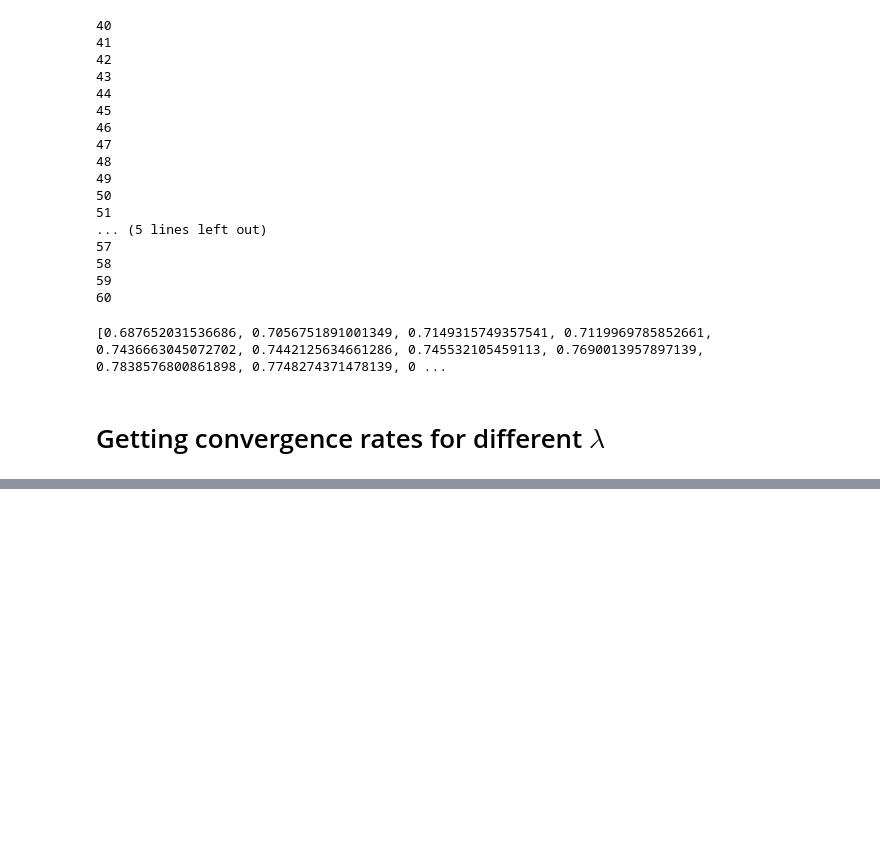
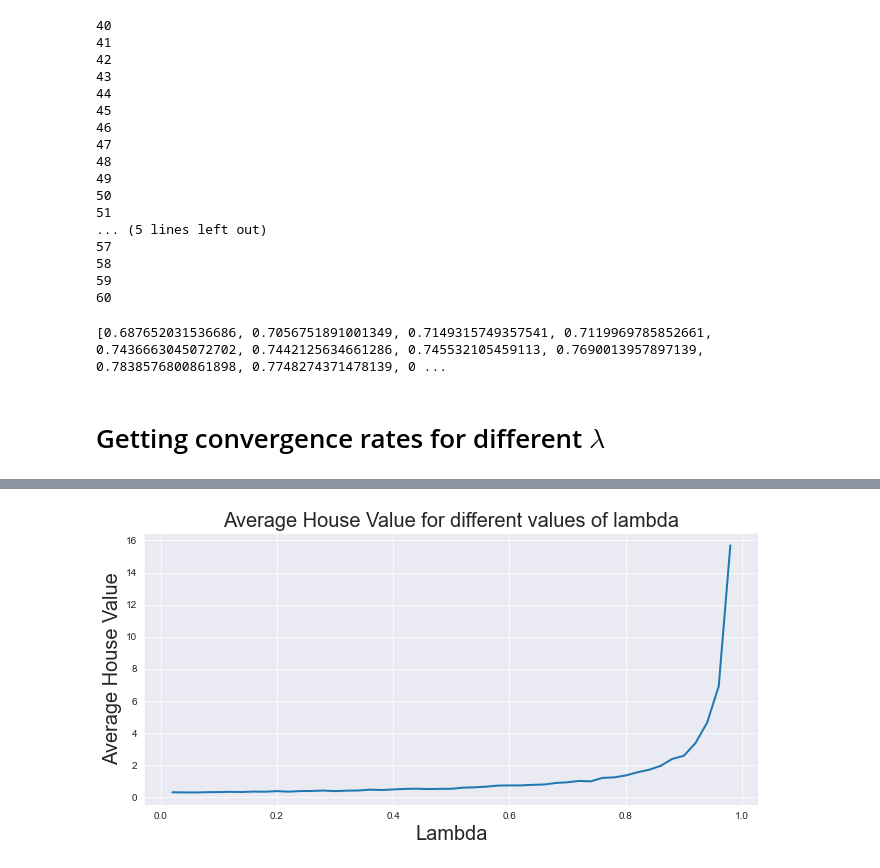
Before and after one commit to Joseph38512/industrial-maths-project-2, a Jupyter notebook: Housing_1-2.ipynb, the cells around one changed output, grey strips where cells are left out. Drawn from its saved outputs; the diff is of its cells as text; code cells hidden in the pictures; blank space fills up the shorter version.

Commit message:
Added some convergence and inflation graphs

```diff
--- a/Housing_1-2.ipynb
+++ b/Housing_1-2.ipynb
@@ -400,14 +401,13 @@ print(averages)
 # Getting convergence rates for different $\lambda$
 # %%
 def get_convergence(lam, gridsize, p_empty):
-
     grid_houses1 = grid_houses(gridsize + 4,p_empty, kernel)
     grid_agents1 = grid_agents(gridsize + 4, p_empty, grid_houses1)
     i = 0
     j = 0
     while i < gridsize**2:
         grid_houses1.update_values(grid_agents1, lam)
-        g1 = grid_agents1.affluences
+        g1 = grid_agents1.affluences.copy()
         grid_agents1.swap_people(grid_houses1)
         g2 = grid_agents1.affluences
         if np.array_equal(g1,g2):
@@ -415,5 +415,5 @@ def get_convergence(lam, gridsize, p_empty):
         else:
             i = 0
         j += 1
-    return j
+    return j, np.average(grid_houses1.values)
 # %%
@@ -422,0 +423,13 @@ get_convergence(0.6, 50, 0.2)
+# %%
+# graphing 'convergence' for different values of lambda
+lambdas = []
+convergence = []
+inflation = []
+
+for t in range(1,50):
+    print(t)
+    lam = t/50
+    conv, inf = get_convergence(lam, 20, 0.2)
+    lambdas.append(lam)
+    convergence.append(conv)
+    inflation.append(inf)
@@ -422,0 +454,8 @@ get_convergence(0.6, 50, 0.2)
+# %%
+plt.plot(lambdas, inflation)
+plt.title('Average House Value for different values of lambda',fontsize=20)
+plt.xlabel('Lambda',fontsize=20)
+plt.ylabel('Average House Value',fontsize=20)
+plt.savefig('lambda_inflation_2.pdf',fontsize=20)
+# %% [output]
+[figure, added]
```
Also changed, not shown: parts of 5 cells of this notebook.
